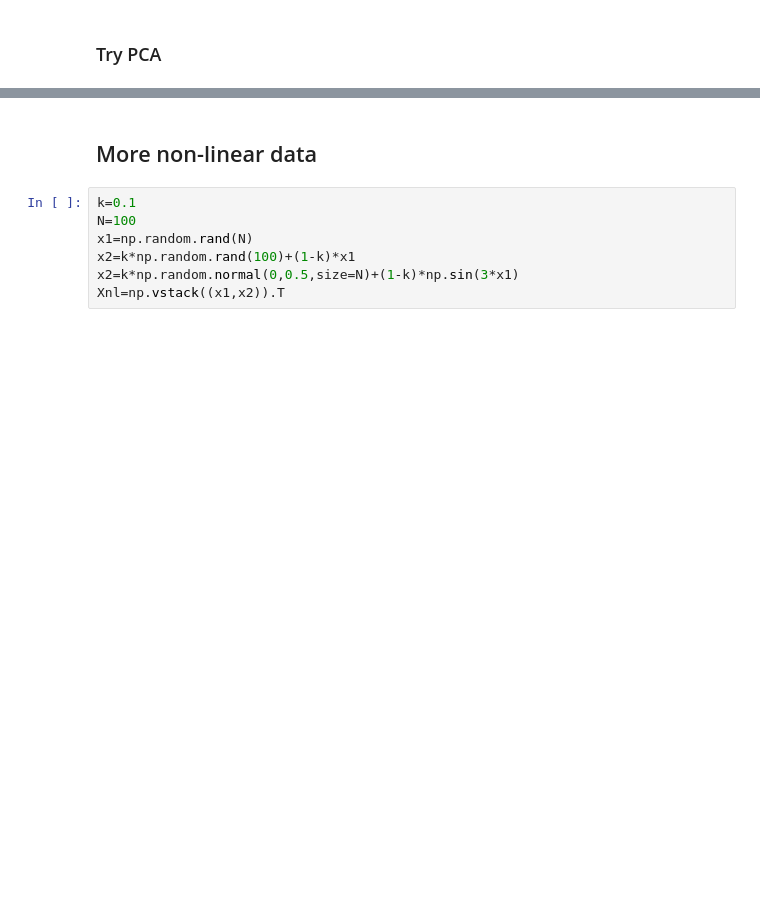
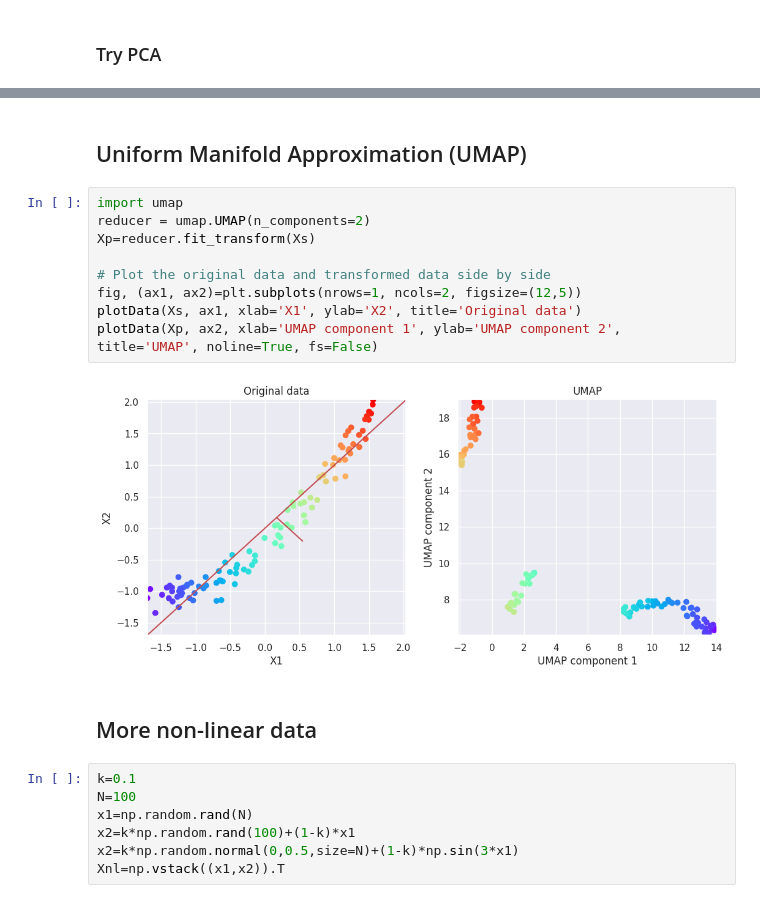
Before and after one commit to pevalisuo/AML, a Jupyter notebook: _sources/Subspace_Projections.ipynb, the cells around one changed output, grey strips where cells are left out. Cells and saved outputs as stored; diff of their text form; blank space fills up the shorter version.

```diff
--- a/_sources/Subspace_Projections.ipynb
+++ b/_sources/Subspace_Projections.ipynb
@@ -281,3 +284,16 @@ plotData(Xp, ax2, xlab='t-SNE component 1', ylab='t-SNE component 2', title='t-S
+# %% [markdown]
+## Uniform Manifold Approximation (UMAP)
+# %%
+import umap
+reducer = umap.UMAP(n_components=2)
+Xp=reducer.fit_transform(Xs)
+
+# Plot the original data and transformed data side by side
+fig, (ax1, ax2)=plt.subplots(nrows=1, ncols=2, figsize=(12,5))
+plotData(Xs, ax1, xlab='X1', ylab='X2', title='Original data')
+plotData(Xp, ax2, xlab='UMAP component 1', ylab='UMAP component 2', title='UMAP', noline=True, fs=False)
+# %% [output]
+[figure, added]
 # %% [markdown]
 ## More non-linear data
 # %%
```
Also changed, not shown: parts of 40 cells of this notebook, 44 other files.
